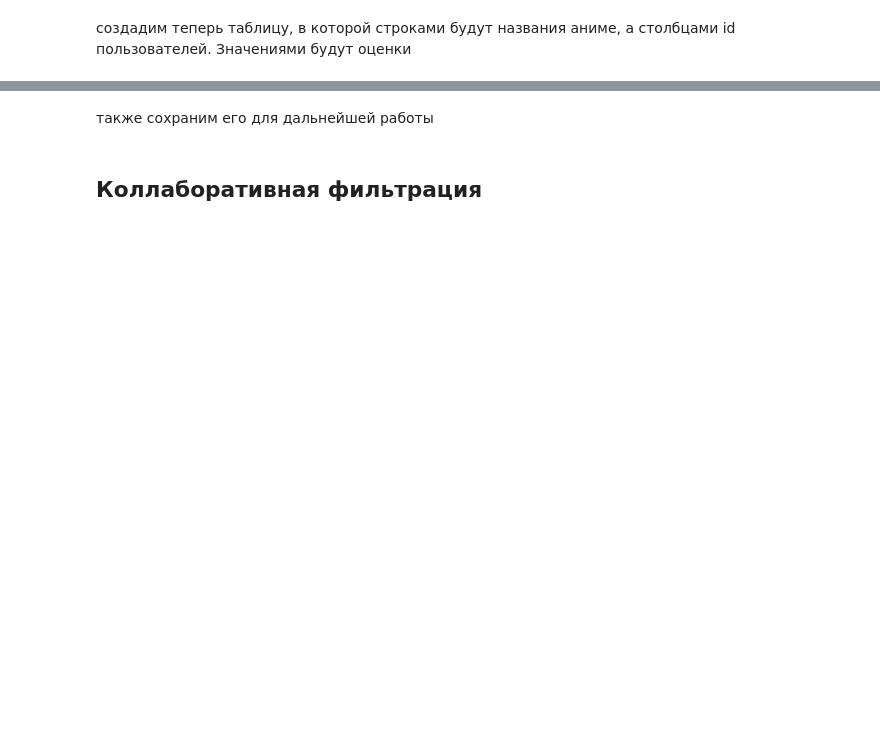
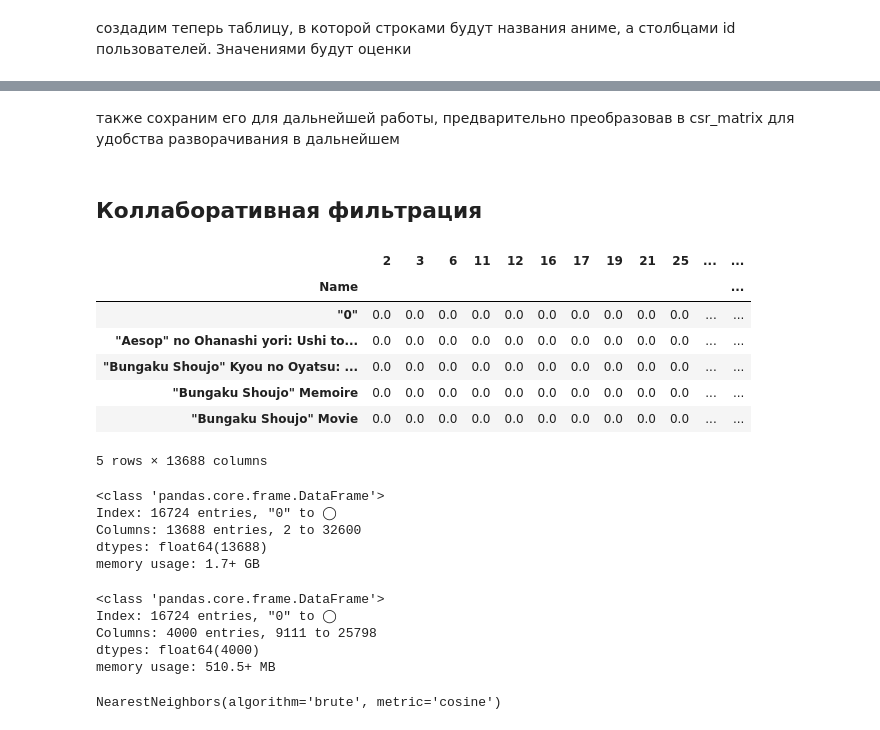
Before and after one commit to Mizerael/recommended_network, a Jupyter notebook: anime_info.ipynb, the cells around one changed output, grey strips where cells are left out. Saved outputs shown, nothing was run; the diff lists cells and outputs as text; code cells hidden in the pictures; blank space fills up the shorter version.

```diff
--- a/anime_info.ipynb
+++ b/anime_info.ipynb
@@ -147,2 +191,2 @@ anime_pivot.head()
 # %% [markdown]
-также сохраним его для дальнейшей работы
+также сохраним его для дальнейшей работы, предварительно преобразовав в csr_matrix для удобства разворачивания в дальнейшем
@@ -151,2 +196,34 @@ anime_pivot.to_csv(ANIME_DIR + 'anime_cf.csv')
 # %% [markdown]
 ## Коллаборативная фильтрация
+# %%
+# cf_matrix = load_npz(ANIME_DIR + 'cf_matrix.npz')
+anime_pivot = pd.read_csv(ANIME_DIR + 'anime_cf.csv')
+# %%
+anime_pivot.set_index('Name', inplace= True)
+anime_pivot.head()
+# %% [output]
+|  | 2 | 3 | 6 | 11 | 12 | 16 | 17 | 19 | 21 | 25 | ... | ... |
+| Name |  |  |  |  |  |  |  |  |  |  |  | ... |
+| "0" | 0.0 | 0.0 | 0.0 | 0.0 | 0.0 | 0.0 | 0.0 | 0.0 | 0.0 | 0.0 | ... | ... |
+| "Aesop" no Ohanashi yori: Ushi to... | 0.0 | 0.0 | 0.0 | 0.0 | 0.0 | 0.0 | 0.0 | 0.0 | 0.0 | 0.0 | ... | ... |
+| "Bungaku Shoujo" Kyou no Oyatsu: ... | 0.0 | 0.0 | 0.0 | 0.0 | 0.0 | 0.0 | 0.0 | 0.0 | 0.0 | 0.0 | ... | ... |
+| "Bungaku Shoujo" Memoire | 0.0 | 0.0 | 0.0 | 0.0 | 0.0 | 0.0 | 0.0 | 0.0 | 0.0 | 0.0 | ... | ... |
+| "Bungaku Shoujo" Movie | 0.0 | 0.0 | 0.0 | 0.0 | 0.0 | 0.0 | 0.0 | 0.0 | 0.0 | 0.0 | ... | ... |
+5 rows × 13688 columns
+# %%
+anime_pivot.info()
+# %% [output]
+<class 'pandas.core.frame.DataFrame'>
+Index: 16724 entries, "0" to ◯
+Columns: 13688 entries, 2 to 32600
+dtypes: float64(13688)
+memory usage: 1.7+ GB
+# %%
+copy_pivot = anime_pivot[random.sample(anime_pivot.columns.to_list(), 4000)]
+copy_pivot.info()
+# %% [output]
+<class 'pandas.core.frame.DataFrame'>
+Index: 16724 entries, "0" to ◯
+Columns: 4000 entries, 9111 to 25798
+dtypes: float64(4000)
+memory usage: 510.5+ MB
@@ -152,0 +232,5 @@ anime_pivot.to_csv(ANIME_DIR + 'anime_cf.csv')
+# %%
+knn_model = NearestNeighbors(metric='cosine', algorithm='brute')
+knn_model.fit(cf_matrix)
+# %% [output]
+NearestNeighbors(algorithm='brute', metric='cosine')
```
Also changed, not shown: parts of 17 cells of this notebook, 1 other file.
